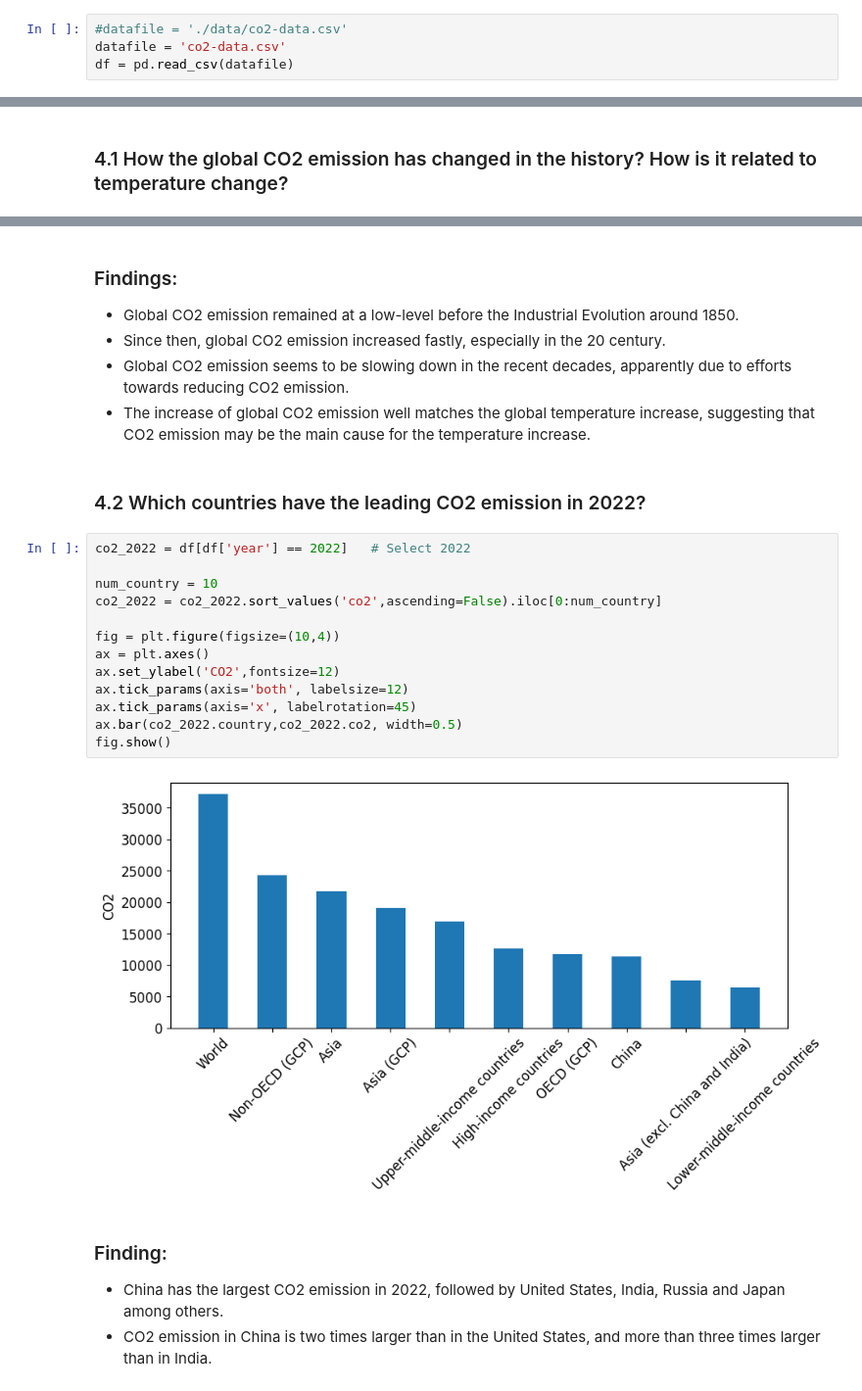
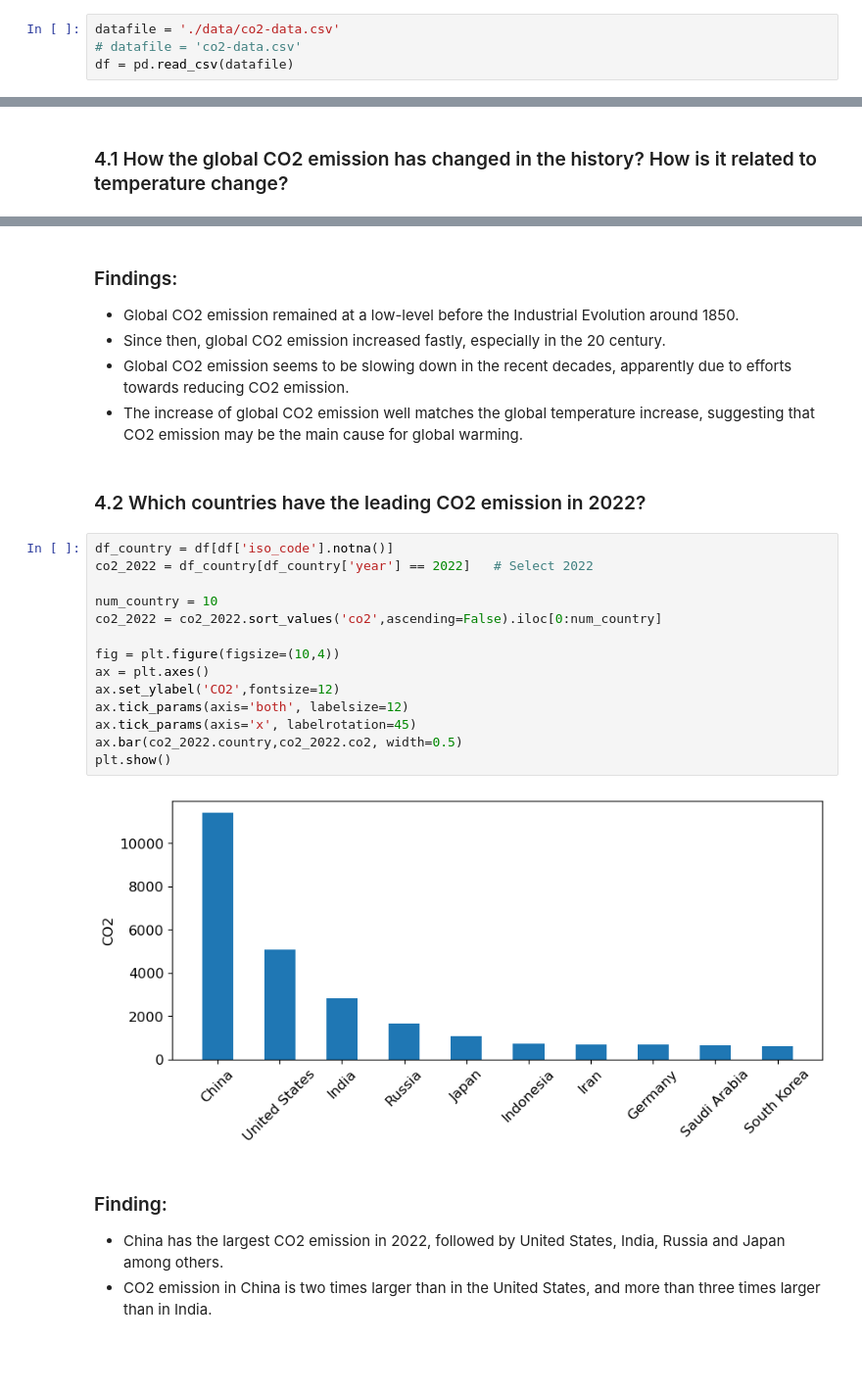
Before and after one commit to zxie9/Springboard, a Jupyter notebook: Unit 20.3 Story Telling.ipynb, the cells around one changed output, grey strips where cells are left out. Shown at 98% size. Cells and saved outputs as stored; diff of their text form; blank space fills up the shorter version.

```diff
--- a/Unit 20.3 Story Telling.ipynb
+++ b/Unit 20.3 Story Telling.ipynb
@@ -20,8 +20,8 @@ import matplotlib.pyplot as plt
 # %% [markdown]
 The data is downloaded from: https://github.com/owid/co2-data.
 # %%
-#datafile = './data/co2-data.csv'
-datafile = 'co2-data.csv'
+datafile = './data/co2-data.csv'
+# datafile = 'co2-data.csv'
 df = pd.read_csv(datafile)
 # %% [markdown]
 ## 3. Data wrangling<a id='3'></a>
@@ -110,24 +110,25 @@ fig.show()
 - Global CO2 emission remained at a low-level before the Industrial Evolution around 1850.
 - Since then, global CO2 emission increased fastly, especially in the 20 century.
 - Global CO2 emission seems to be slowing down in the recent decades, apparently due to efforts towards reducing CO2 emission.
-- The increase of global CO2 emission well matches the global temperature increase, suggesting that CO2 emission may be the main cause for the temperature increase.
+- The increase of global CO2 emission well matches the global temperature increase, suggesting that CO2 emission may be the main cause for global warming.
 # %% [markdown]
 ### 4.2 Which countries have the leading CO2 emission in 2022?<a id='4.2'></a>
 # %%
-co2_2022 = df[df['year'] == 2022]   # Select 2022
+df_country = df[df['iso_code'].notna()]
+co2_2022 = df_country[df_country['year'] == 2022]   # Select 2022
 
 num_country = 10
 co2_2022 = co2_2022.sort_values('co2',ascending=False).iloc[0:num_country]
 
 fig = plt.figure(figsize=(10,4))
 ax = plt.axes()
 ax.set_ylabel('CO2',fontsize=12)
 ax.tick_params(axis='both', labelsize=12)
 ax.tick_params(axis='x', labelrotation=45)
 ax.bar(co2_2022.country,co2_2022.co2, width=0.5)
-fig.show()
+plt.show()
 # %% [output]
-[figure, old version]
+[figure, new version]
 # %% [markdown]
 ### Finding:
 - China has the largest CO2 emission in 2022, followed by United States, India, Russia and Japan among others.
```
Also changed, not shown: parts of 4 cells of this notebook.
